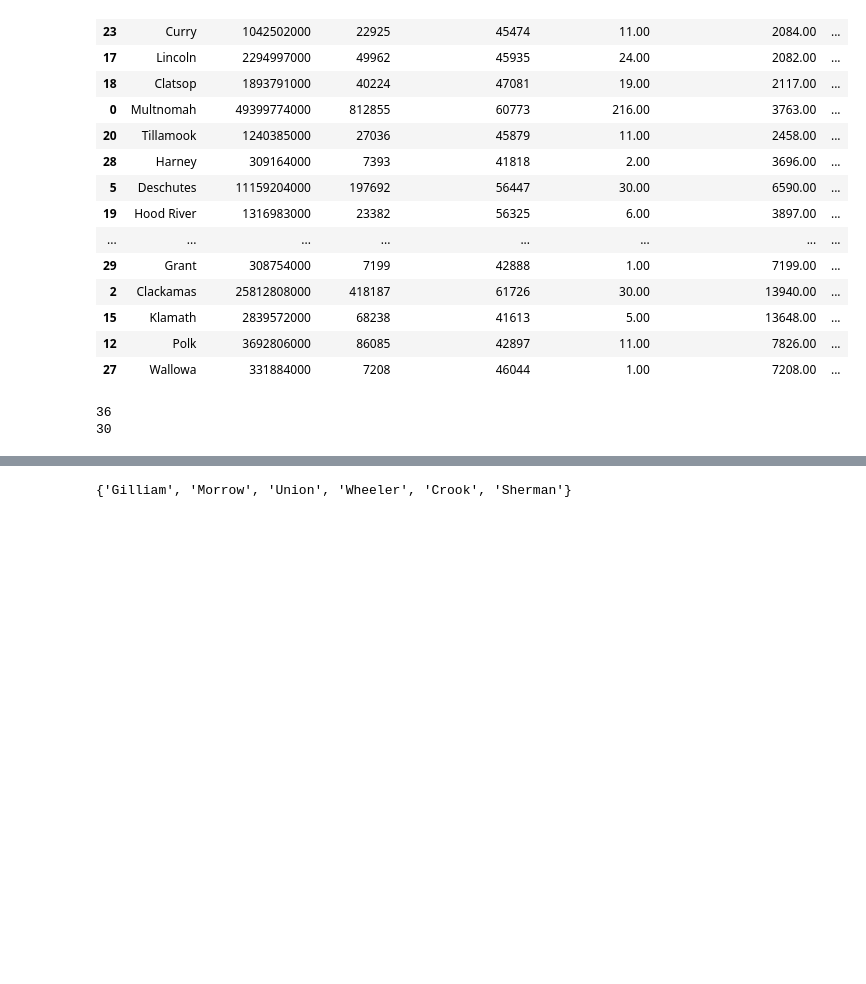
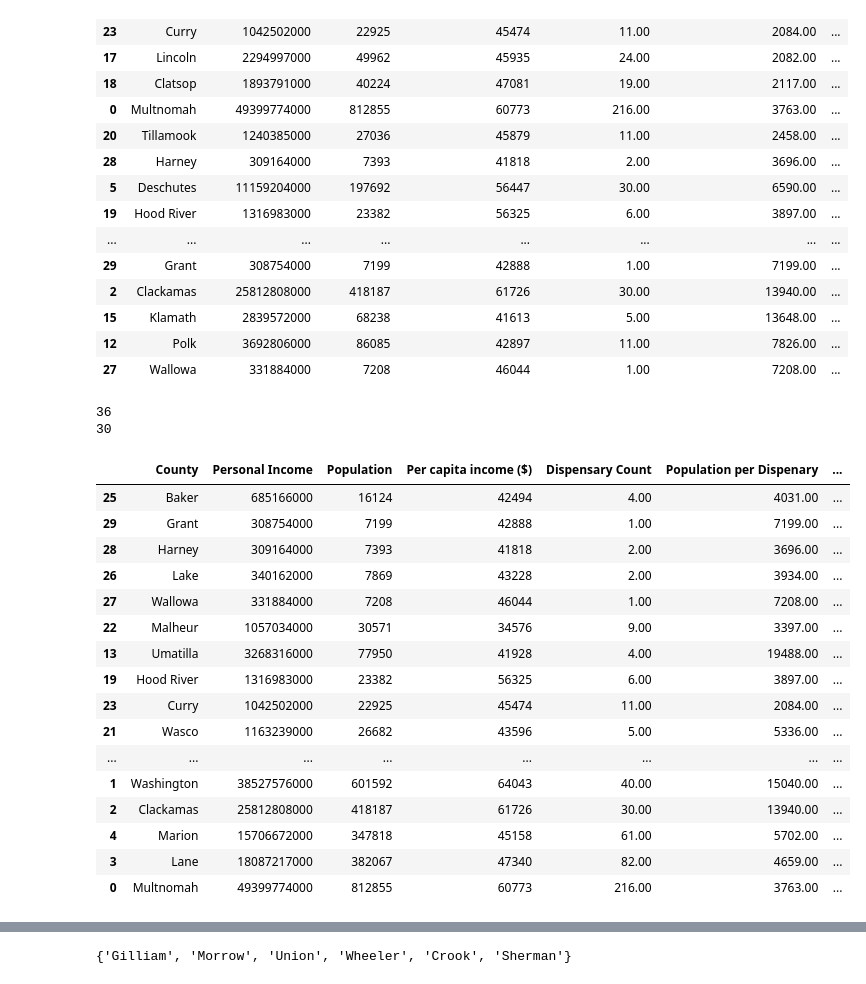
Before and after one commit to theesacker/Cannabis-Opportunity-Analysis, a Jupyter notebook: python/leos_notebook.ipynb, the cells around one changed output, grey strips where cells are left out. Drawn from its saved outputs; the diff is of its cells as text; code cells hidden in the pictures; blank space fills up the shorter version.

```diff
--- a/python/leos_notebook.ipynb
+++ b/python/leos_notebook.ipynb
@@ -318,3 +342,26 @@ print(len(dispo_by_county))
 # %% [output]
 36
 30
+# %%
+merged_county_with_sales["Avg Sales per Dispensary"] = merged_county_with_sales["Sales"] / merged_county_with_sales["Dispensary Count"]
+avg_sale_per_dispo = merged_county_with_sales.sort_values("Avg Sales per Dispensary", ascending=False)
+avg_sale_per_dispo["Avg Sale / Dispo / Capita"] = avg_sale_per_dispo["Avg Sales per Dispensary"] / avg_sale_per_dispo["Population"]
+avg_sale_per_dispo.sort_values("Avg Sale / Dispo / Capita", ascending=False)
+# %% [output]
+|  | County | Personal Income | Population | Per capita income ($) | Dispensary Count | Population per Dispenary | ... |
+| 25 | Baker | 685166000 | 16124 | 42494 | 4.00 | 4031.00 | ... |
+| 29 | Grant | 308754000 | 7199 | 42888 | 1.00 | 7199.00 | ... |
+| 28 | Harney | 309164000 | 7393 | 41818 | 2.00 | 3696.00 | ... |
+| 26 | Lake | 340162000 | 7869 | 43228 | 2.00 | 3934.00 | ... |
+| 27 | Wallowa | 331884000 | 7208 | 46044 | 1.00 | 7208.00 | ... |
+| 22 | Malheur | 1057034000 | 30571 | 34576 | 9.00 | 3397.00 | ... |
+| 13 | Umatilla | 3268316000 | 77950 | 41928 | 4.00 | 19488.00 | ... |
+| 19 | Hood River | 1316983000 | 23382 | 56325 | 6.00 | 3897.00 | ... |
+| 23 | Curry | 1042502000 | 22925 | 45474 | 11.00 | 2084.00 | ... |
+| 21 | Wasco | 1163239000 | 26682 | 43596 | 5.00 | 5336.00 | ... |
+| ... | ... | ... | ... | ... | ... | ... | ... |
+| 1 | Washington | 38527576000 | 601592 | 64043 | 40.00 | 15040.00 | ... |
+| 2 | Clackamas | 25812808000 | 418187 | 61726 | 30.00 | 13940.00 | ... |
+| 4 | Marion | 15706672000 | 347818 | 45158 | 61.00 | 5702.00 | ... |
+| 3 | Lane | 18087217000 | 382067 | 47340 | 82.00 | 4659.00 | ... |
+| 0 | Multnomah | 49399774000 | 812855 | 60773 | 216.00 | 3763.00 | ... |
```
Also changed, not shown: parts of 11 cells of this notebook, 1 other file.
